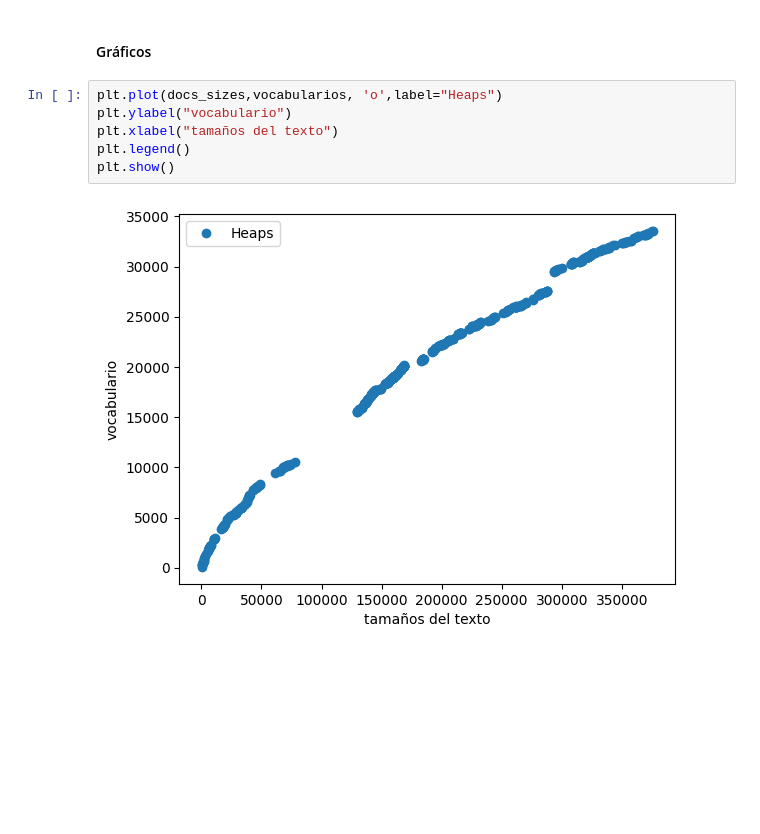
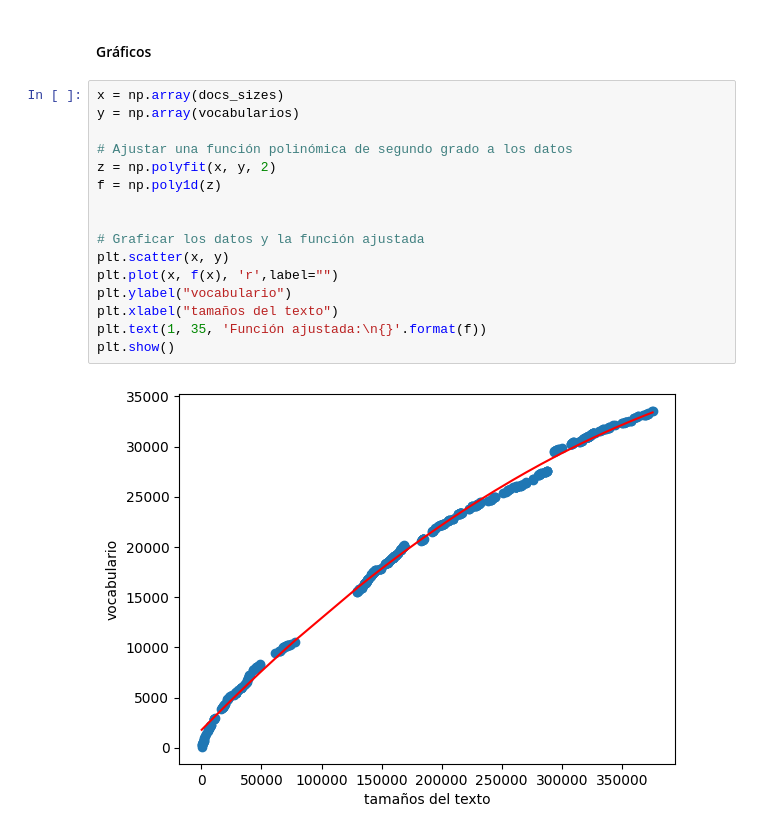
Before and after one commit to AngelGallozo/Information_Retrieval, a Jupyter notebook: TP1/notebooks/Propiedades_del_Texto.ipynb, the cells around one changed output. Drawn from its saved outputs; the diff is of its cells as text; blank space fills up the shorter version.

```diff
--- a/TP1/notebooks/Propiedades_del_Texto.ipynb
+++ b/TP1/notebooks/Propiedades_del_Texto.ipynb
@@ -125,10 +146,20 @@ with open("punto_8_heaps.txt",'r',encoding='utf-8') as f:
 # %% [markdown]
 #### Gráficos
 # %%
-plt.plot(docs_sizes,vocabularios, 'o',label="Heaps")
+x = np.array(docs_sizes)
+y = np.array(vocabularios)
+
+# Ajustar una función polinómica de segundo grado a los datos
+z = np.polyfit(x, y, 2)
+f = np.poly1d(z)
+
+
+# Graficar los datos y la función ajustada
+plt.scatter(x, y)
+plt.plot(x, f(x), 'r',label="")
 plt.ylabel("vocabulario")
 plt.xlabel("tamaños del texto")
-plt.legend()
+plt.text(1, 35, 'Función ajustada:\n{}'.format(f))
 plt.show()
 # %% [output]
-[figure, old version]
+[figure, new version]
```
Also changed, not shown: parts of 4 cells of this notebook, 1 other file.
